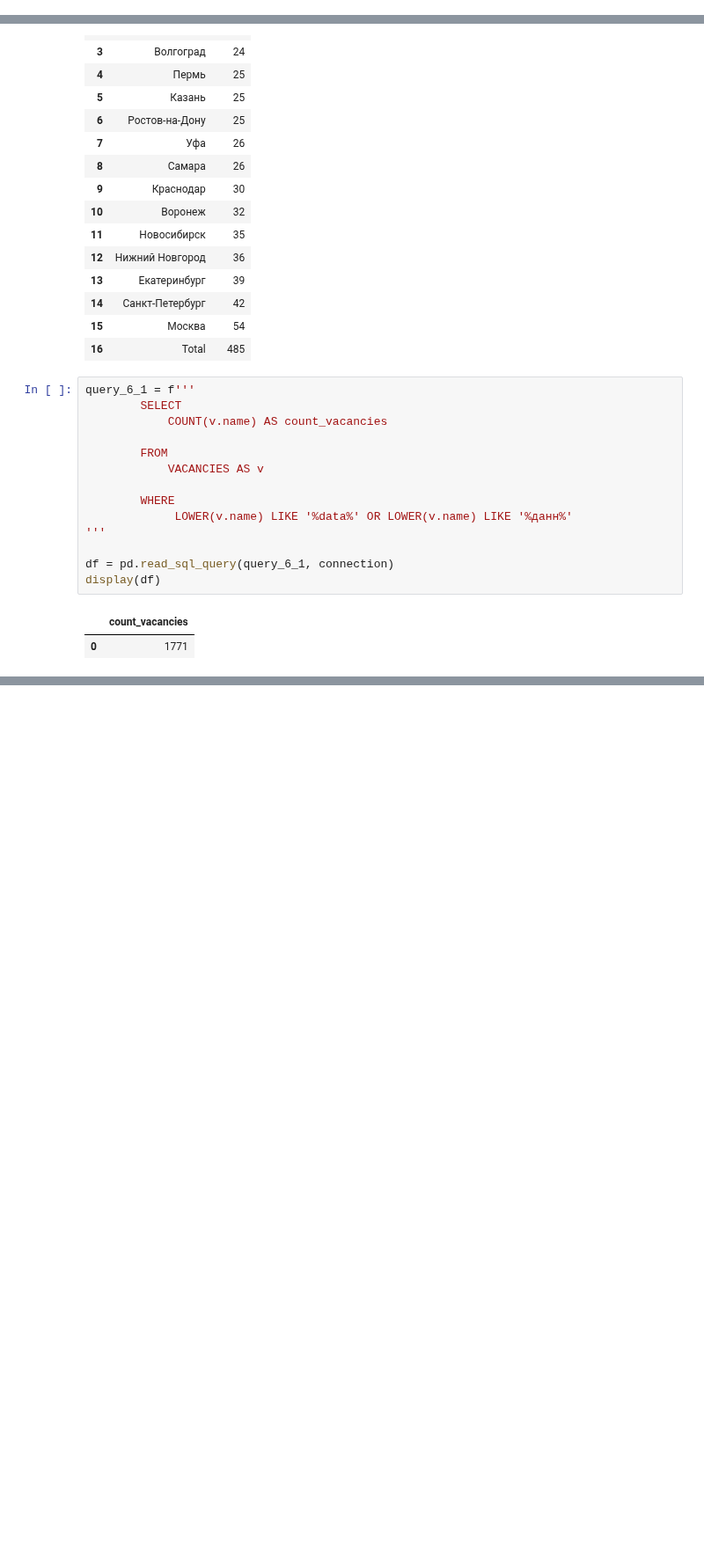
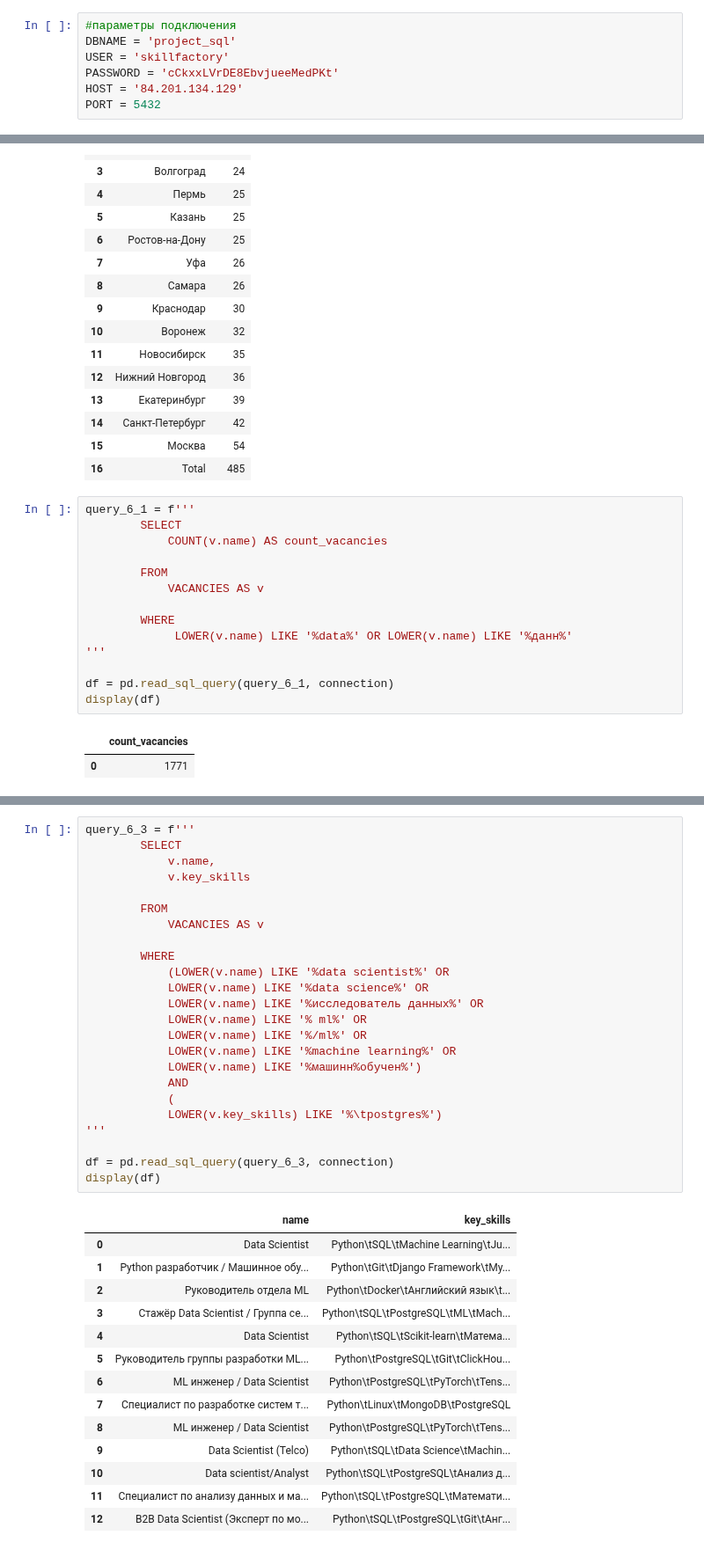
Before and after one commit to rafferti95/st_data_science, a Jupyter notebook: Project 2/pre_popon.ipynb, the cells around one changed output, grey strips where cells are left out. Shown at 88% size. Drawn from its saved outputs; the diff is of its cells as text; blank space fills up the shorter version.

```diff
--- a/Project 2/pre_popon.ipynb
+++ b/Project 2/pre_popon.ipynb
@@ -13,3 +11,10 @@ warnings.filterwarnings('ignore')
+# %%
+#параметры подключения
+DBNAME = 'project_sql'
+USER = 'skillfactory'
+PASSWORD = 'cCkxxLVrDE8EbvjueeMedPKt'
+HOST = '84.201.134.129'
+PORT = 5432
 # %%
 connection = psycopg2.connect(
    dbname = DBNAME,
@@ -457,0 +489,39 @@ display(df)
+# %%
+query_6_3 = f'''
+        SELECT
+            v.name,
+            v.key_skills
+
+        FROM
+            VACANCIES AS v
+
+        WHERE
+            (LOWER(v.name) LIKE '%data scientist%' OR
+            LOWER(v.name) LIKE '%data science%' OR
+            LOWER(v.name) LIKE '%исследователь данных%' OR
+            LOWER(v.name) LIKE '% ml%' OR
+            LOWER(v.name) LIKE '%/ml%' OR
+            LOWER(v.name) LIKE '%machine learning%' OR
+            LOWER(v.name) LIKE '%машинн%обучен%')
+            AND
+            (
+            LOWER(v.key_skills) LIKE '%\tpostgres%')
+'''
+
+df = pd.read_sql_query(query_6_3, connection)
+display(df)
+# %% [output]
+|  | name | key_skills |
+| 0 | Data Scientist | Python\tSQL\tMachine Learning\tJu... |
+| 1 | Python разработчик / Машинное обу... | Python\tGit\tDjango Framework\tMy... |
+| 2 | Руководитель отдела ML | Python\tDocker\tАнглийский язык\t... |
+| 3 | Стажёр Data Scientist / Группа се... | Python\tSQL\tPostgreSQL\tML\tMach... |
+| 4 | Data Scientist | Python\tSQL\tScikit-learn\tМатема... |
+| 5 | Руководитель группы разработки ML... | Python\tPostgreSQL\tGit\tClickHou... |
+| 6 | ML инженер / Data Scientist | Python\tPostgreSQL\tPyTorch\tTens... |
+| 7 | Специалист по разработке систем т... | Python\tLinux\tMongoDB\tPostgreSQL |
+| 8 | ML инженер / Data Scientist | Python\tPostgreSQL\tPyTorch\tTens... |
+| 9 | Data Scientist (Telco) | Python\tSQL\tData Science\tMachin... |
+| 10 | Data scientist/Analyst | Python\tSQL\tPostgreSQL\tАнализ д... |
+| 11 | Специалист по анализу данных и ма... | Python\tSQL\tPostgreSQL\tМатемати... |
+| 12 | B2B Data Scientist (Эксперт по мо... | Python\tSQL\tPostgreSQL\tGit\tАнг... |
```
Also changed, not shown: parts of 2 cells of this notebook, 1 other file.
